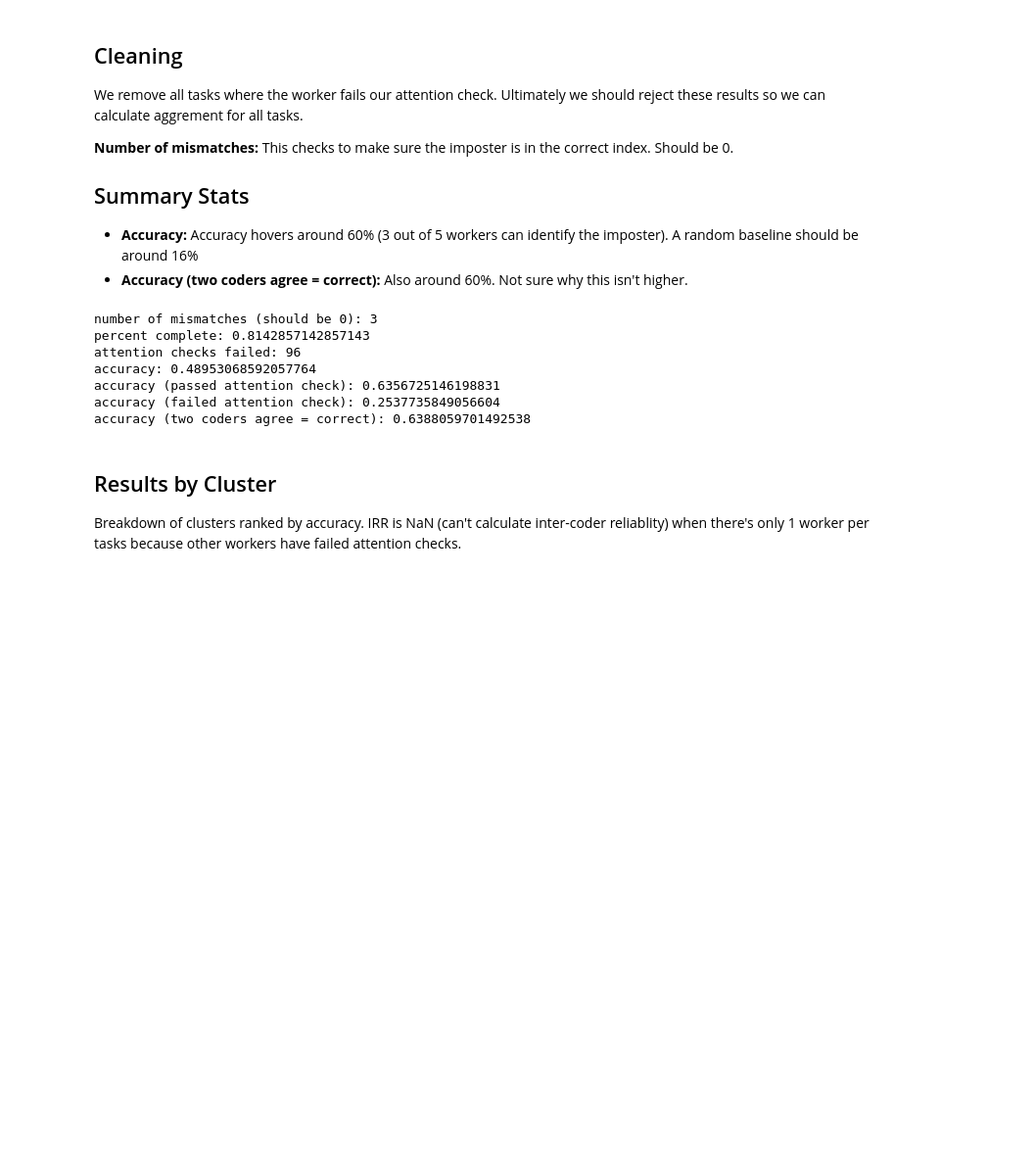
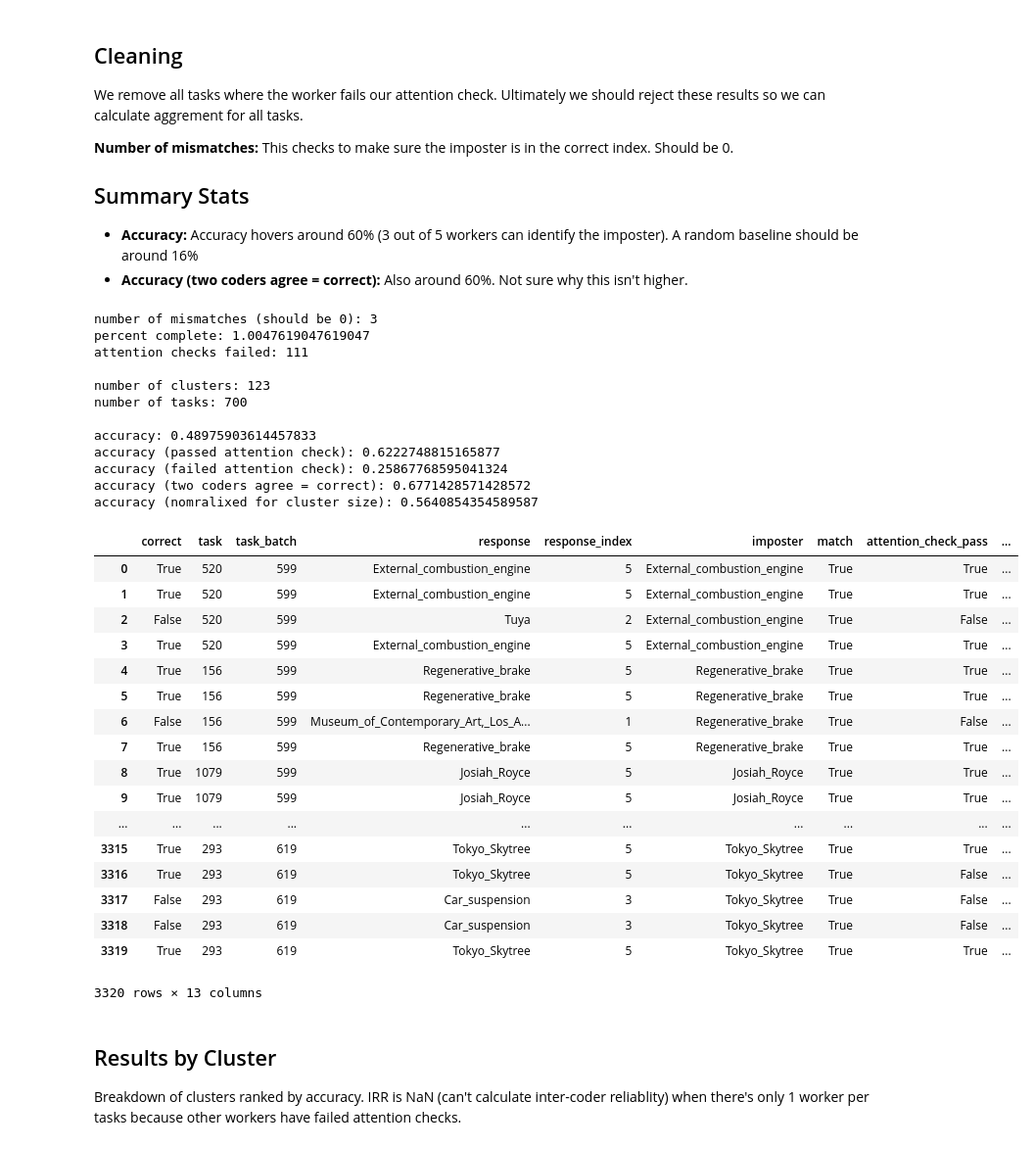
Before and after one commit to jmaddock/knowledge_graph, a Jupyter notebook: mturk_read_results_10-6-20.ipynb, the cells around one changed output. Shown at 98% size. Cells and saved outputs as stored; diff of their text form; code cells hidden in the pictures; blank space fills up the shorter version.

```diff
--- a/mturk_read_results_10-6-20.ipynb
+++ b/mturk_read_results_10-6-20.ipynb
@@ -111,7 +111,16 @@ attn_pass_accuracy = len(attn_pass_results_df.loc[(attn_pass_results_df['correct
 print('number of mismatches (should be 0): {0}'.format(num_mismatch))
 print('percent complete: {0}'.format(attention_pass_percent))
 print('attention checks failed: {0}'.format(attention_failed))
-#print('percent attention checks failed: {0}'.format(attention_failed_percent))
+print()
+
+###
+
+print('number of clusters: {0}'.format(len(attn_pass_by_cluster_results_df)))
+print('number of tasks: {0}'.format(results_df['task'].nunique()))
+print()
+
+###
+
 print('accuracy: {0}'.format(accuracy))
 print('accuracy (passed attention check): {0}'.format(attn_pass_accuracy))
 
@@ -124,14 +133,43 @@ agreement_df = attn_pass_results_df.groupby('task')['correct'].mean().to_frame('
 agreement_accuracy = len(agreement_df.loc[agreement_df['agree'] > .5])/len(agreement_df)
 
 print('accuracy (two coders agree = correct): {0}'.format(agreement_accuracy))
+
+normalized_accuracy = attn_pass_by_cluster_results_df['accuracy'].mean()
+print('accuracy (nomralixed for cluster size): {0}'.format(normalized_accuracy))
 # %% [output]
 number of mismatches (should be 0): 3
-percent complete: 0.8142857142857143
-attention checks failed: 96
-accuracy: 0.48953068592057764
-accuracy (passed attention check): 0.6356725146198831
-accuracy (failed attention check): 0.2537735849056604
-accuracy (two coders agree = correct): 0.6388059701492538
+percent complete: 1.0047619047619047
+attention checks failed: 111
+
+number of clusters: 123
+number of tasks: 700
+
+accuracy: 0.48975903614457833
+accuracy (passed attention check): 0.6222748815165877
+accuracy (failed attention check): 0.25867768595041324
+accuracy (two coders agree = correct): 0.6771428571428572
+accuracy (nomralixed for cluster size): 0.5640854354589587
+# %%
+results_df
+# %% [output]
+|  | correct | task | task_batch | response | response_index | imposter | match | attention_check_pass | ... |
+| 0 | True | 520 | 599 | External_combustion_engine | 5 | External_combustion_engine | True | True | ... |
+| 1 | True | 520 | 599 | External_combustion_engine | 5 | External_combustion_engine | True | True | ... |
+| 2 | False | 520 | 599 | Tuya | 2 | External_combustion_engine | True | False | ... |
+| 3 | True | 520 | 599 | External_combustion_engine | 5 | External_combustion_engine | True | True | ... |
+| 4 | True | 156 | 599 | Regenerative_brake | 5 | Regenerative_brake | True | True | ... |
+| 5 | True | 156 | 599 | Regenerative_brake | 5 | Regenerative_brake | True | True | ... |
+| 6 | False | 156 | 599 | Museum_of_Contemporary_Art,_Los_A... | 1 | Regenerative_brake | True | False | ... |
+| 7 | True | 156 | 599 | Regenerative_brake | 5 | Regenerative_brake | True | True | ... |
+| 8 | True | 1079 | 599 | Josiah_Royce | 5 | Josiah_Royce | True | True | ... |
+| 9 | True | 1079 | 599 | Josiah_Royce | 5 | Josiah_Royce | True | True | ... |
+| ... | ... | ... | ... | ... | ... | ... | ... | ... | ... |
+| 3315 | True | 293 | 619 | Tokyo_Skytree | 5 | Tokyo_Skytree | True | True | ... |
+| 3316 | True | 293 | 619 | Tokyo_Skytree | 5 | Tokyo_Skytree | True | False | ... |
+| 3317 | False | 293 | 619 | Car_suspension | 3 | Tokyo_Skytree | True | False | ... |
+| 3318 | False | 293 | 619 | Car_suspension | 3 | Tokyo_Skytree | True | False | ... |
+| 3319 | True | 293 | 619 | Tokyo_Skytree | 5 | Tokyo_Skytree | True | True | ... |
+3320 rows × 13 columns
 # %% [markdown]
 ## Results by Cluster
 Breakdown of clusters ranked by accuracy.  IRR is NaN (can't calculate inter-coder reliablity) when there's only 1 worker per tasks because other workers have failed attention checks.
```
Also changed, not shown: parts of 7 cells of this notebook.
